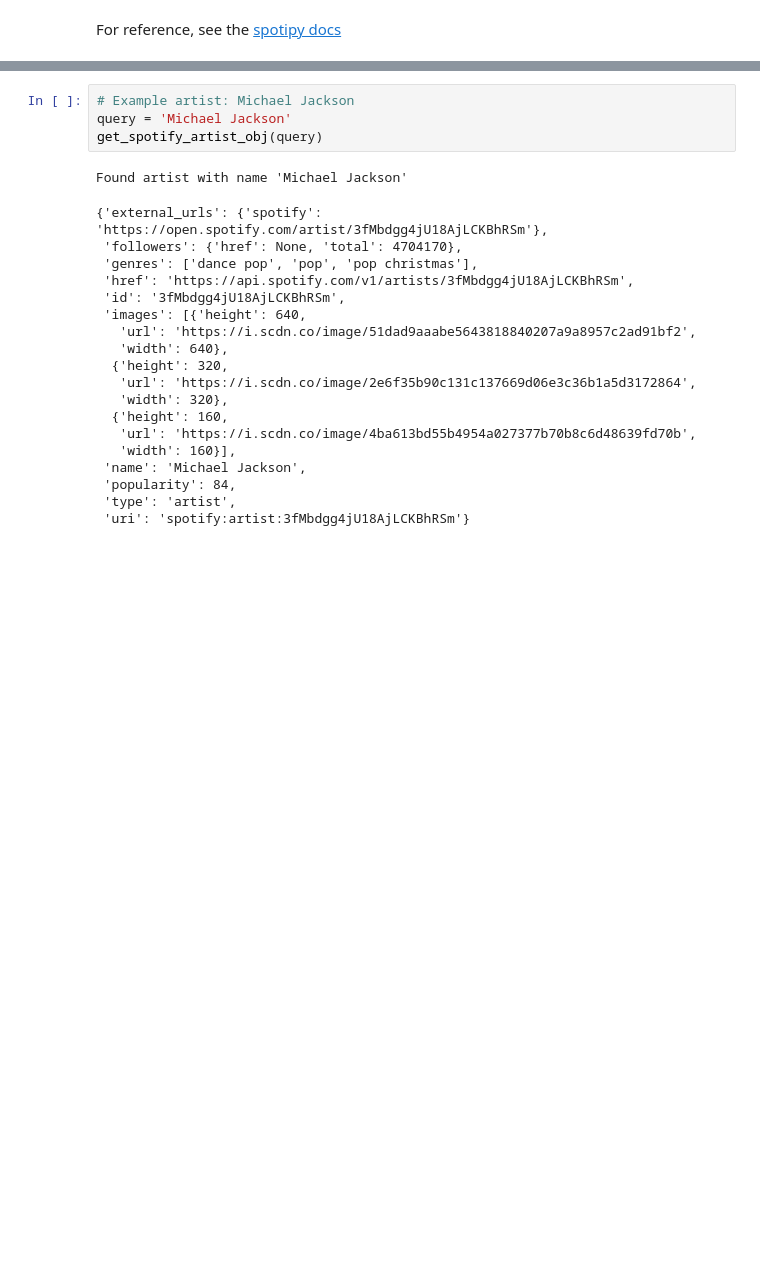
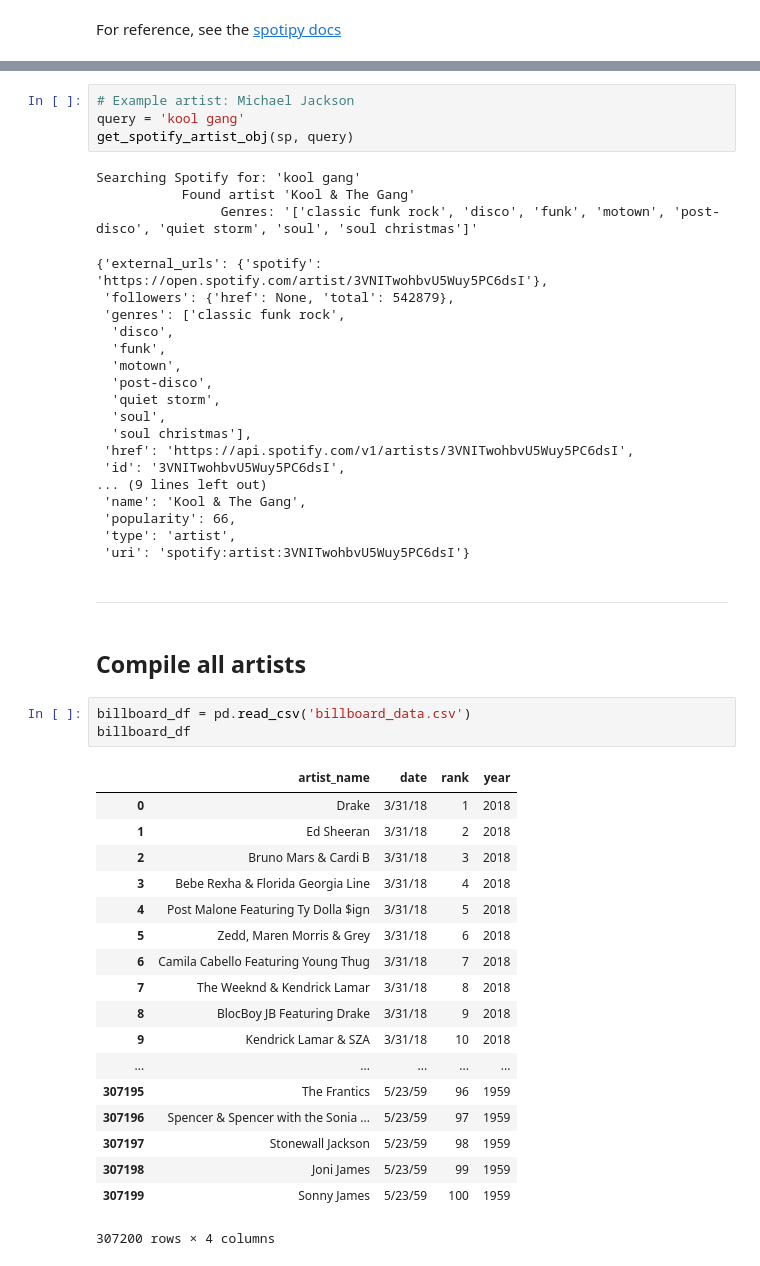
Before and after one commit to LukeMainwaring/MusicGenreViz, a Jupyter notebook: Spotify scraping notebook.ipynb, the cells around one changed output, grey strips where cells are left out. Cells and saved outputs as stored; diff of their text form; blank space fills up the shorter version.

Commit message:
Spotify data and notebook

```diff
--- a/Spotify scraping notebook.ipynb
+++ b/Spotify scraping notebook.ipynb
@@ -33,25 +43,52 @@ def get_spotify_artist_obj(name):
     return first_match
 # %%
 # Example artist: Michael Jackson
-query = 'Michael Jackson'
-get_spotify_artist_obj(query)
+query = 'kool gang'
+get_spotify_artist_obj(sp, query)
 # %% [output]
-Found artist with name 'Michael Jackson'
+Searching Spotify for: 'kool gang'
+           Found artist 'Kool & The Gang'
+                Genres: '['classic funk rock', 'disco', 'funk', 'motown', 'post-disco', 'quiet storm', 'soul', 'soul christmas']'
-{'external_urls': {'spotify': 'https://open.spotify.com/artist/3fMbdgg4jU18AjLCKBhRSm'},
- 'followers': {'href': None, 'total': 4704170},
- 'genres': ['dance pop', 'pop', 'pop christmas'],
- 'href': 'https://api.spotify.com/v1/artists/3fMbdgg4jU18AjLCKBhRSm',
- 'id': '3fMbdgg4jU18AjLCKBhRSm',
- 'images': [{'height': 640,
-   'url': 'https://i.scdn.co/image/51dad9aaabe5643818840207a9a8957c2ad91bf2',
-   'width': 640},
-  {'height': 320,
-   'url': 'https://i.scdn.co/image/2e6f35b90c131c137669d06e3c36b1a5d3172864',
-   'width': 320},
-  {'height': 160,
-   'url': 'https://i.scdn.co/image/4ba613bd55b4954a027377b70b8c6d48639fd70b',
-   'width': 160}],
- 'name': 'Michael Jackson',
- 'popularity': 84,
+{'external_urls': {'spotify': 'https://open.spotify.com/artist/3VNITwohbvU5Wuy5PC6dsI'},
+ 'followers': {'href': None, 'total': 542879},
+ 'genres': ['classic funk rock',
+  'disco',
+  'funk',
+  'motown',
+  'post-disco',
+  'quiet storm',
+  'soul',
+  'soul christmas'],
+ 'href': 'https://api.spotify.com/v1/artists/3VNITwohbvU5Wuy5PC6dsI',
+ 'id': '3VNITwohbvU5Wuy5PC6dsI',
+... (9 lines left out)
+ 'name': 'Kool & The Gang',
+ 'popularity': 66,
  'type': 'artist',
- 'uri': 'spotify:artist:3fMbdgg4jU18AjLCKBhRSm'}
+ 'uri': 'spotify:artist:3VNITwohbvU5Wuy5PC6dsI'}
+# %% [markdown]
+<hr>
+# %% [markdown]
+## Compile all artists
+# %%
+billboard_df = pd.read_csv('billboard_data.csv')
+billboard_df
+# %% [output]
+|  | artist_name | date | rank | year |
+| 0 | Drake | 3/31/18 | 1 | 2018 |
+| 1 | Ed Sheeran | 3/31/18 | 2 | 2018 |
+| 2 | Bruno Mars & Cardi B | 3/31/18 | 3 | 2018 |
+| 3 | Bebe Rexha & Florida Georgia Line | 3/31/18 | 4 | 2018 |
+| 4 | Post Malone Featuring Ty Dolla $ign | 3/31/18 | 5 | 2018 |
+| 5 | Zedd, Maren Morris & Grey | 3/31/18 | 6 | 2018 |
+| 6 | Camila Cabello Featuring Young Thug | 3/31/18 | 7 | 2018 |
+| 7 | The Weeknd & Kendrick Lamar | 3/31/18 | 8 | 2018 |
+| 8 | BlocBoy JB Featuring Drake | 3/31/18 | 9 | 2018 |
+| 9 | Kendrick Lamar & SZA | 3/31/18 | 10 | 2018 |
+| ... | ... | ... | ... | ... |
+| 307195 | The Frantics | 5/23/59 | 96 | 1959 |
+| 307196 | Spencer & Spencer with the Sonia ... | 5/23/59 | 97 | 1959 |
+| 307197 | Stonewall Jackson | 5/23/59 | 98 | 1959 |
+| 307198 | Joni James | 5/23/59 | 99 | 1959 |
+| 307199 | Sonny James | 5/23/59 | 100 | 1959 |
+307200 rows × 4 columns
```
Also changed, not shown: parts of 33 cells of this notebook, 4 other files.
